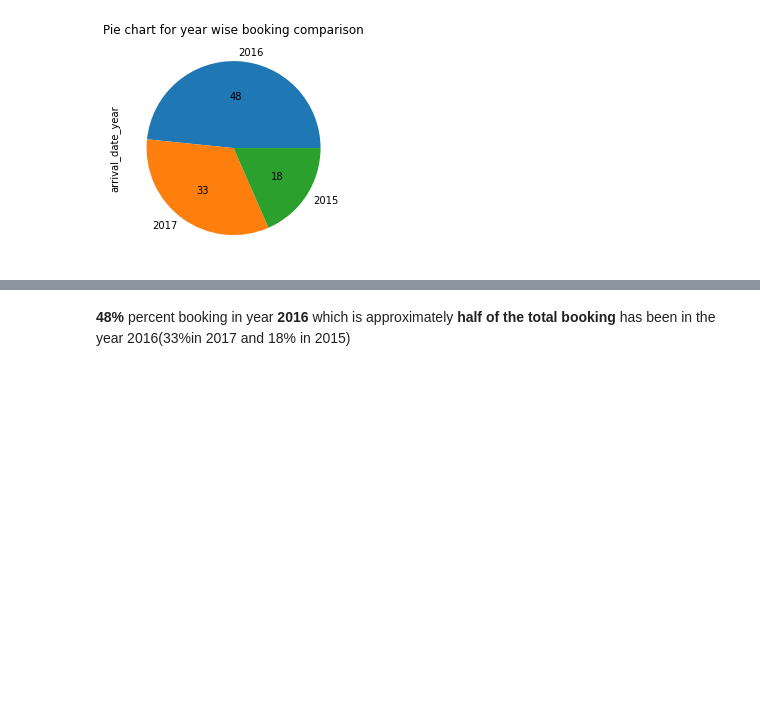
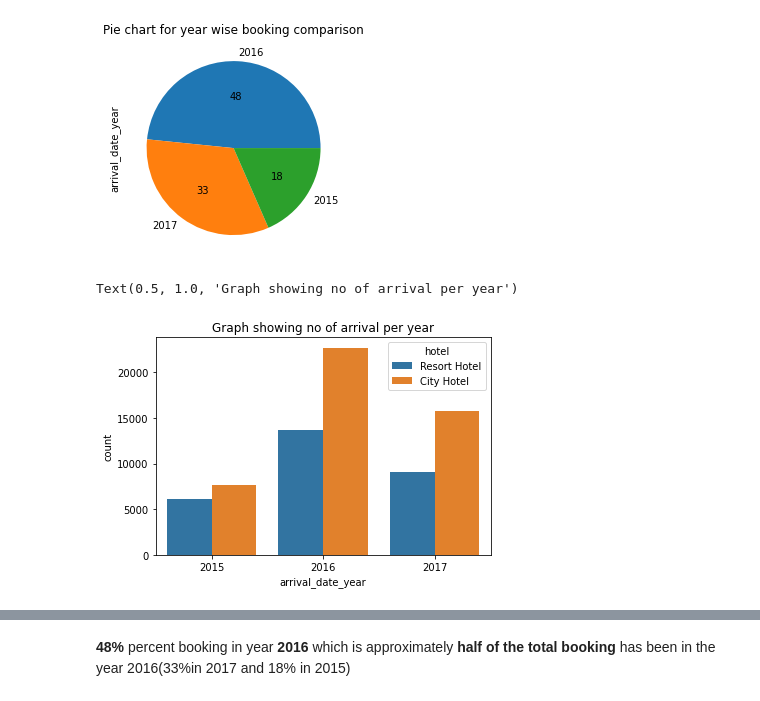
Before and after one commit to kfaisalofficial/Hotel-booking-analysis, a Jupyter notebook: Copy_of_Hotel_Booking_Analysis_Capstone_Project.ipynb, the cells around one changed output, grey strips where cells are left out. Cells and saved outputs as stored; diff of their text form; code cells hidden in the pictures; blank space fills up the shorter version.

```diff
--- a/Copy_of_Hotel_Booking_Analysis_Capstone_Project.ipynb
+++ b/Copy_of_Hotel_Booking_Analysis_Capstone_Project.ipynb
@@ -298,3 +298,8 @@ plt.title('Pie chart for year wise booking comparison')
 # %% [output]
 Text(0.5, 1.0, 'Pie chart for year wise booking comparison')
 [figure]
+# %%
+sns.countplot(data =hotel_df_not_canceled, x = 'arrival_date_year', hue = 'hotel').set_title("Graph showing no of arrival per year")
+# %% [output]
+Text(0.5, 1.0, 'Graph showing no of arrival per year')
+[figure, added]
```
Also changed, not shown: parts of 30 cells of this notebook.
